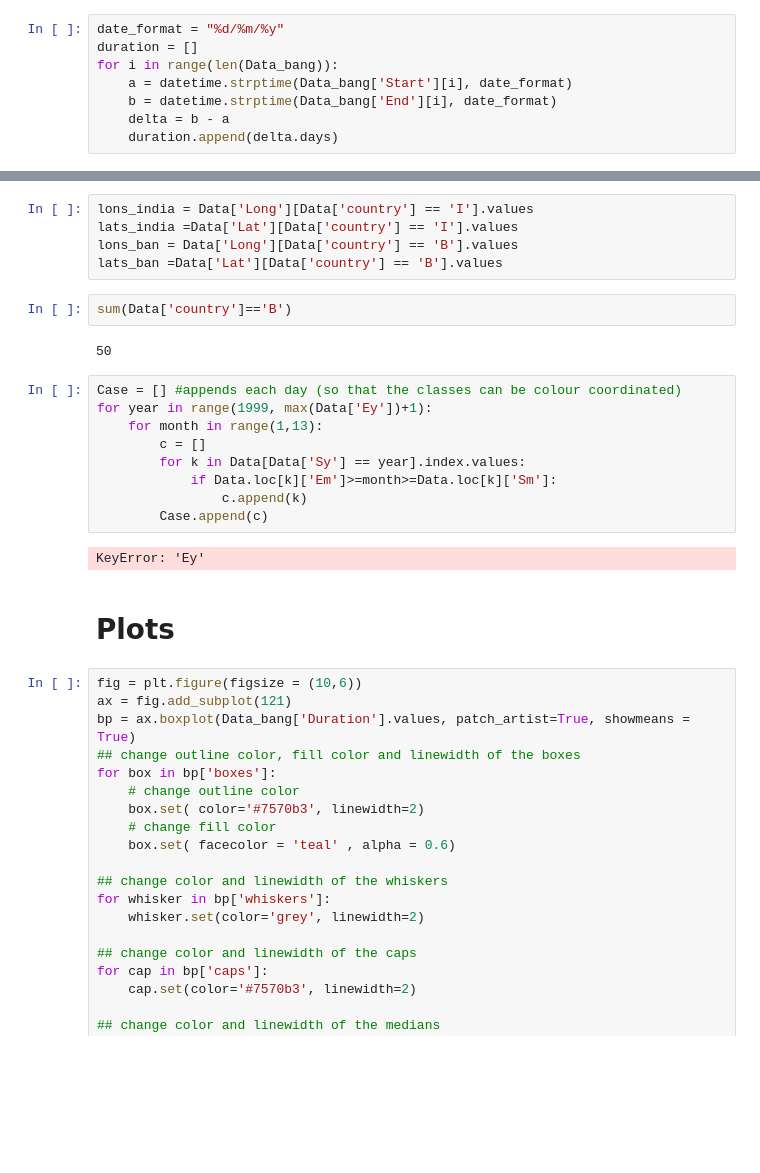
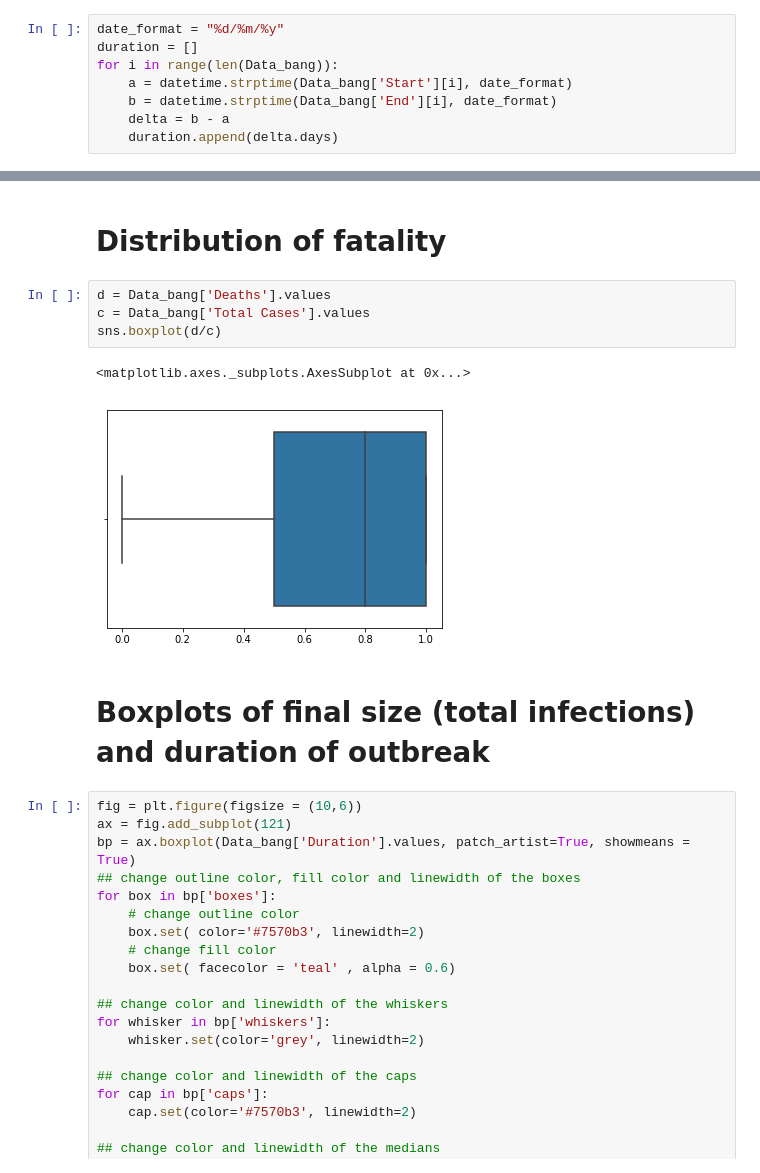
Before and after one commit to ersouthall/NipahVirus, a Jupyter notebook: DataAnalysis/Data analysis.ipynb, the cells around one changed output, grey strips where cells are left out. Cells and saved outputs as stored; diff of their text form; blank space fills up the shorter version.

```diff
--- a/DataAnalysis/Data analysis.ipynb
+++ b/DataAnalysis/Data analysis.ipynb
@@ -115,25 +40,14 @@ Data_bang
-# %%
-lons_india = Data['Long'][Data['country'] == 'I'].values
-lats_india =Data['Lat'][Data['country'] == 'I'].values
-lons_ban = Data['Long'][Data['country'] == 'B'].values
-lats_ban =Data['Lat'][Data['country'] == 'B'].values
-# %%
-sum(Data['country']=='B')
-# %% [output]
-50
-# %%
-Case = [] #appends each day (so that the classes can be colour coordinated)
-for year in range(1999, max(Data['Ey'])+1):
-    for month in range(1,13):
-        c = []
-        for k in Data[Data['Sy'] == year].index.values:
-            if Data.loc[k]['Em']>=month>=Data.loc[k]['Sm']:
-                c.append(k)
-        Case.append(c)
-# %% [output]
-KeyError: 'Ey'
-# %% [markdown]
-# Plots
+# %% [markdown]
+# Distribution of fatality
+# %%
+d = Data_bang['Deaths'].values
+c = Data_bang['Total Cases'].values
+sns.boxplot(d/c)
+# %% [output]
+<matplotlib.axes._subplots.AxesSubplot at 0x...>
+[figure, added]
+# %% [markdown]
+# Boxplots of final size (total infections) and duration of outbreak
 # %%
 fig = plt.figure(figsize = (10,6))
 ax = fig.add_subplot(121)
```
Also changed, not shown: parts of 32 cells of this notebook.
